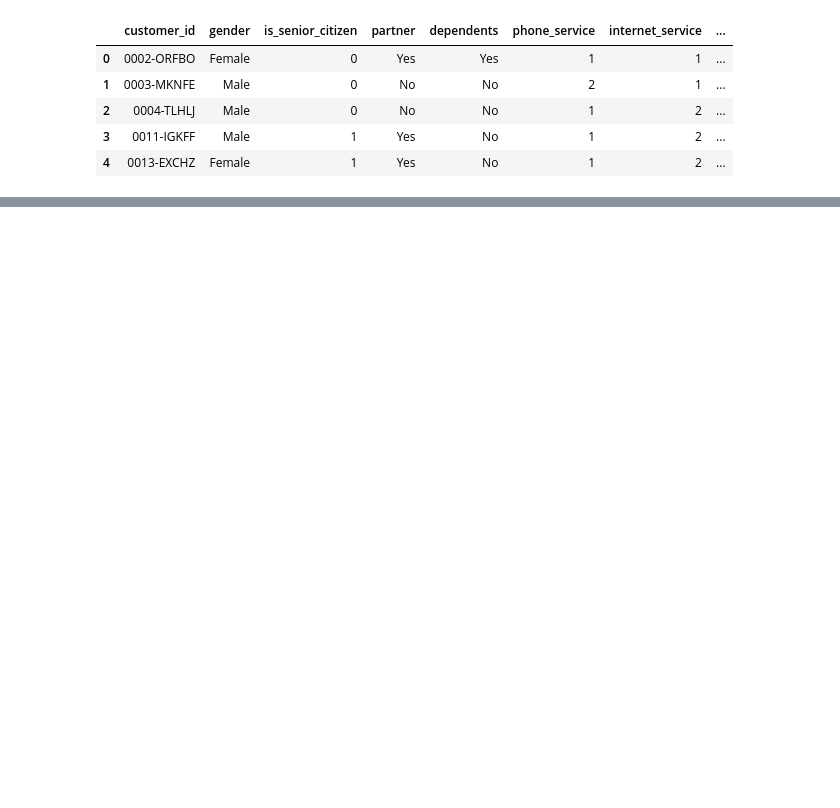
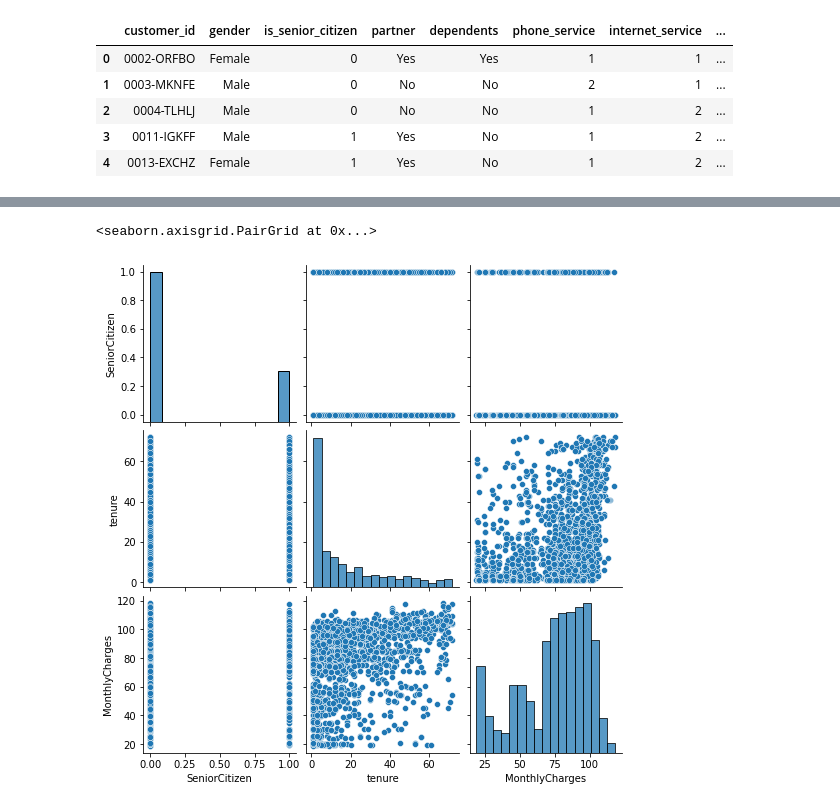
Before and after one commit to johngrinstead/storytelling, a Jupyter notebook: Storytelling project.ipynb, the cells around one changed output, grey strips where cells are left out. Saved outputs shown, nothing was run; the diff lists cells and outputs as text; code cells hidden in the pictures; blank space fills up the shorter version.

```diff
--- a/Storytelling project.ipynb
+++ b/Storytelling project.ipynb
@@ -19,0 +199,4 @@ telco.head()
+# %%
+churn_mtm = churn[churn['Churn'] == 'Yes']
+
+churn_mtm.head()
@@ -19,0 +211,5 @@ telco.head()
+# %%
+sns.pairplot(data = churn_mtm)
+# %% [output]
+<seaborn.axisgrid.PairGrid at 0x...>
+[figure, added]
```
Also changed, not shown: parts of 37 cells of this notebook.
